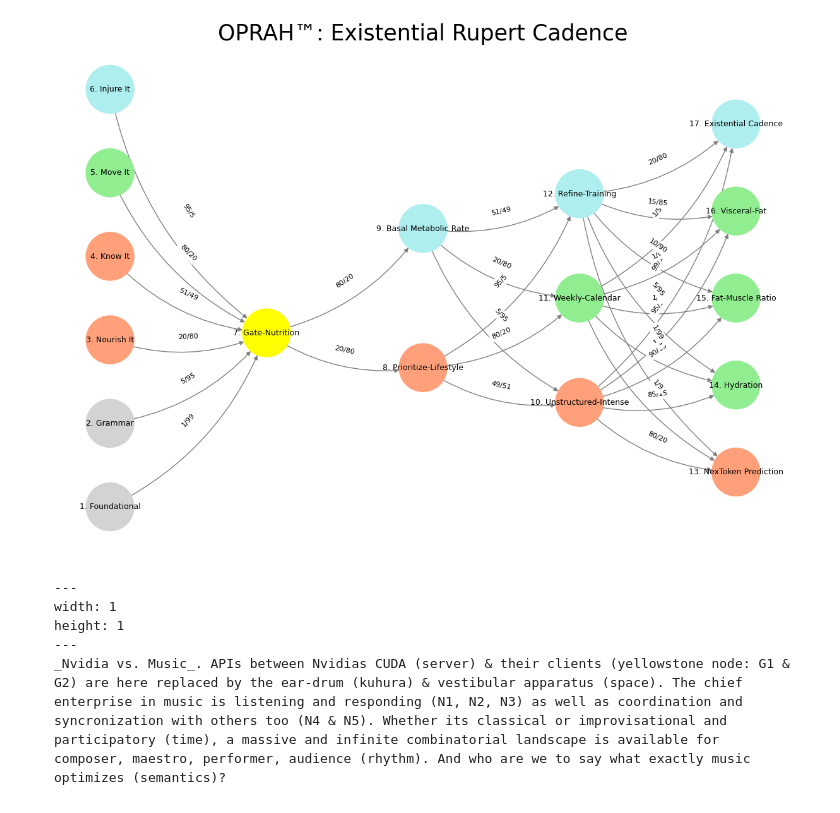
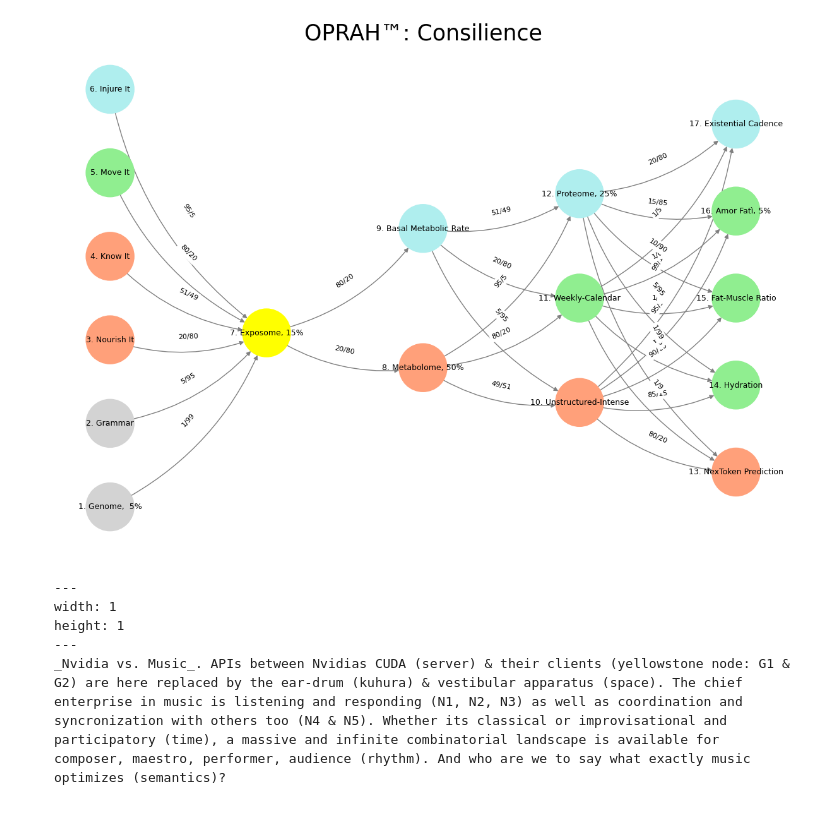
Before and after one commit to abikesa/noise-signal, a Jupyter notebook: kitabo/ensi/_build/jupyter_execute/act3/part1/part1_1.ipynb, the cells around one changed output. Cells and saved outputs as stored; diff of their text form; code cells hidden in the pictures.

````diff
--- a/kitabo/ensi/_build/jupyter_execute/act3/part1/part1_1.ipynb
+++ b/kitabo/ensi/_build/jupyter_execute/act3/part1/part1_1.ipynb
@@ -18,55 +28,55 @@ import networkx as nx
 # Define the neural network layers
 def define_layers():
     return {
-        'Suis': ['Foundational', 'Grammar', 'Nourish It', 'Know It', "Move It", 'Injure It'],  # Static
-        'Voir': ['Gate-Nutrition'],
-        'Choisis': ['Prioritize-Lifestyle', 'Basal Metabolic Rate'],
-        'Deviens': ['Unstructured-Intense', 'Weekly-Calendar', 'Refine-Training'],
-        "M'èléve": ['NexToken Prediction', 'Hydration', 'Fat-Muscle Ratio', 'Visceral-Fat', 'Existential Cadence']
+        'Suis': ['Genome,  5%', 'Grammar', 'Nourish It', 'Know It', "Move It", 'Injure It'],  # Static
+        'Voir': ['Exposome, 15%'],
+        'Choisis': ['Metabolome, 50%', 'Basal Metabolic Rate'],
+        'Deviens': ['Unstructured-Intense', 'Weekly-Calendar', 'Proteome, 25%'],
+        "M'èléve": ['NexToken Prediction', 'Hydration', 'Fat-Muscle Ratio', 'Amor Fatì, 5%', 'Existential Cadence']
     }
 
 # Assign colors to nodes
 def assign_colors():
     color_map = {
-        'yellow': ['Gate-Nutrition'],
-        'paleturquoise': ['Injure It', 'Basal Metabolic Rate', 'Refine-Training', 'Existential Cadence'],
-        'lightgreen': ["Move It", 'Weekly-Calendar', 'Hydration', 'Visceral-Fat', 'Fat-Muscle Ratio'],
-        'lightsalmon': ['Nourish It', 'Know It', 'Prioritize-Lifestyle', 'Unstructured-Intense', 'NexToken Prediction'],
+        'yellow': ['Exposome, 15%'],
+        'paleturquoise': ['Injure It', 'Basal Metabolic Rate', 'Proteome, 25%', 'Existential Cadence'],
+        'lightgreen': ["Move It", 'Weekly-Calendar', 'Hydration', 'Amor Fatì, 5%', 'Fat-Muscle Ratio'],
+        'lightsalmon': ['Nourish It', 'Know It', 'Metabolome, 50%', 'Unstructured-Intense', 'NexToken Prediction'],
     }
     return {node: color for color, nodes in color_map.items() for node in nodes}
 
 # Define edge weights (hardcoded for editing)
 def define_edges():
     return {
-        ('Foundational', 'Gate-Nutrition'): '1/99',
-        ('Grammar', 'Gate-Nutrition'): '5/95',
-        ('Nourish It', 'Gate-Nutrition'): '20/80',
-        ('Know It', 'Gate-Nutrition'): '51/49',
-        ("Move It", 'Gate-Nutrition'): '80/20',
-        ('Injure It', 'Gate-Nutrition'): '95/5',
-        ('Gate-Nutrition', 'Prioritize-Lifestyle'): '20/80',
-        ('Gate-Nutrition', 'Basal Metabolic Rate'): '80/20',
-        ('Prioritize-Lifestyle', 'Unstructured-Intense'): '49/51',
-        ('Prioritize-Lifestyle', 'Weekly-Calendar'): '80/20',
-        ('Prioritize-Lifestyle', 'Refine-Training'): '95/5',
+        ('Genome,  5%', 'Exposome, 15%'): '1/99',
+        ('Grammar', 'Exposome, 15%'): '5/95',
+        ('Nourish It', 'Exposome, 15%'): '20/80',
+        ('Know It', 'Exposome, 15%'): '51/49',
+        ("Move It", 'Exposome, 15%'): '80/20',
+        ('Injure It', 'Exposome, 15%'): '95/5',
+        ('Exposome, 15%', 'Metabolome, 50%'): '20/80',
+        ('Exposome, 15%', 'Basal Metabolic Rate'): '80/20',
+        ('Metabolome, 50%', 'Unstructured-Intense'): '49/51',
+        ('Metabolome, 50%', 'Weekly-Calendar'): '80/20',
+        ('Metabolome, 50%', 'Proteome, 25%'): '95/5',
         ('Basal Metabolic Rate', 'Unstructured-Intense'): '5/95',
         ('Basal Metabolic Rate', 'Weekly-Calendar'): '20/80',
-        ('Basal Metabolic Rate', 'Refine-Training'): '51/49',
+        ('Basal Metabolic Rate', 'Proteome, 25%'): '51/49',
         ('Unstructured-Intense', 'NexToken Prediction'): '80/20',
         ('Unstructured-Intense', 'Hydration'): '85/15',
         ('Unstructured-Intense', 'Fat-Muscle Ratio'): '90/10',
-        ('Unstructured-Intense', 'Visceral-Fat'): '95/5',
+        ('Unstructured-Intense', 'Amor Fatì, 5%'): '95/5',
         ('Unstructured-Intense', 'Existential Cadence'): '99/1',
         ('Weekly-Calendar', 'NexToken Prediction'): '1/9',
         ('Weekly-Calendar', 'Hydration'): '1/8',
         ('Weekly-Calendar', 'Fat-Muscle Ratio'): '1/7',
-        ('Weekly-Calendar', 'Visceral-Fat'): '1/6',
+        ('Weekly-Calendar', 'Amor Fatì, 5%'): '1/6',
         ('Weekly-Calendar', 'Existential Cadence'): '1/5',
-        ('Refine-Training', 'NexToken Prediction'): '1/99',
-        ('Refine-Training', 'Hydration'): '5/95',
-        ('Refine-Training', 'Fat-Muscle Ratio'): '10/90',
-        ('Refine-Training', 'Visceral-Fat'): '15/85',
-        ('Refine-Training', 'Existential Cadence'): '20/80'
+        ('Proteome, 25%', 'NexToken Prediction'): '1/99',
+        ('Proteome, 25%', 'Hydration'): '5/95',
+        ('Proteome, 25%', 'Fat-Muscle Ratio'): '10/90',
+        ('Proteome, 25%', 'Amor Fatì, 5%'): '15/85',
+        ('Proteome, 25%', 'Existential Cadence'): '20/80'
     }
 
 # Calculate positions for nodes
@@ -94,35 +104,35 @@ def visualize_nn():
     # Add nodes with new numbered labels and assign positions
     for i, (layer_name, nodes) in enumerate(layers.items()):
         positions = calculate_positions(nodes, x_offset=i * 2)
         for node, position in zip(nodes, positions):
             new_node = mapping[node]
             G.add_node(new_node, layer=layer_name)
             pos[new_node] = position
             node_colors.append(colors.get(node, 'lightgray'))
 
     # Add edges with updated node labels
     for (source, target), weight in edges.items():
         if source in mapping and target in mapping:
             new_source = mapping[source]
             new_target = mapping[target]
             G.add_edge(new_source, new_target, weight=weight)
 
     # Draw the graph
     plt.figure(figsize=(12, 8))
     edges_labels = {(u, v): d["weight"] for u, v, d in G.edges(data=True)}
 
     nx.draw(
         G, pos, with_labels=True, node_color=node_colors, edge_color='gray',
         node_size=3000, font_size=9, connectionstyle="arc3,rad=0.2"
     )
     nx.draw_networkx_edge_labels(G, pos, edge_labels=edges_labels, font_size=8)
-    plt.title("OPRAH™: Existential Rupert Cadence", fontsize=25)
+    plt.title("OPRAH™: Consilience", fontsize=25)
     plt.show()
 
 # Run the visualization
 visualize_nn()
 # %% [output]
-[figure, old version]
+[figure, new version]
 # %% [markdown]
 ```{figure} ../figures/blanche.*
 ---
````
Also changed, not shown: parts of 2 cells of this notebook, 6 other files.
